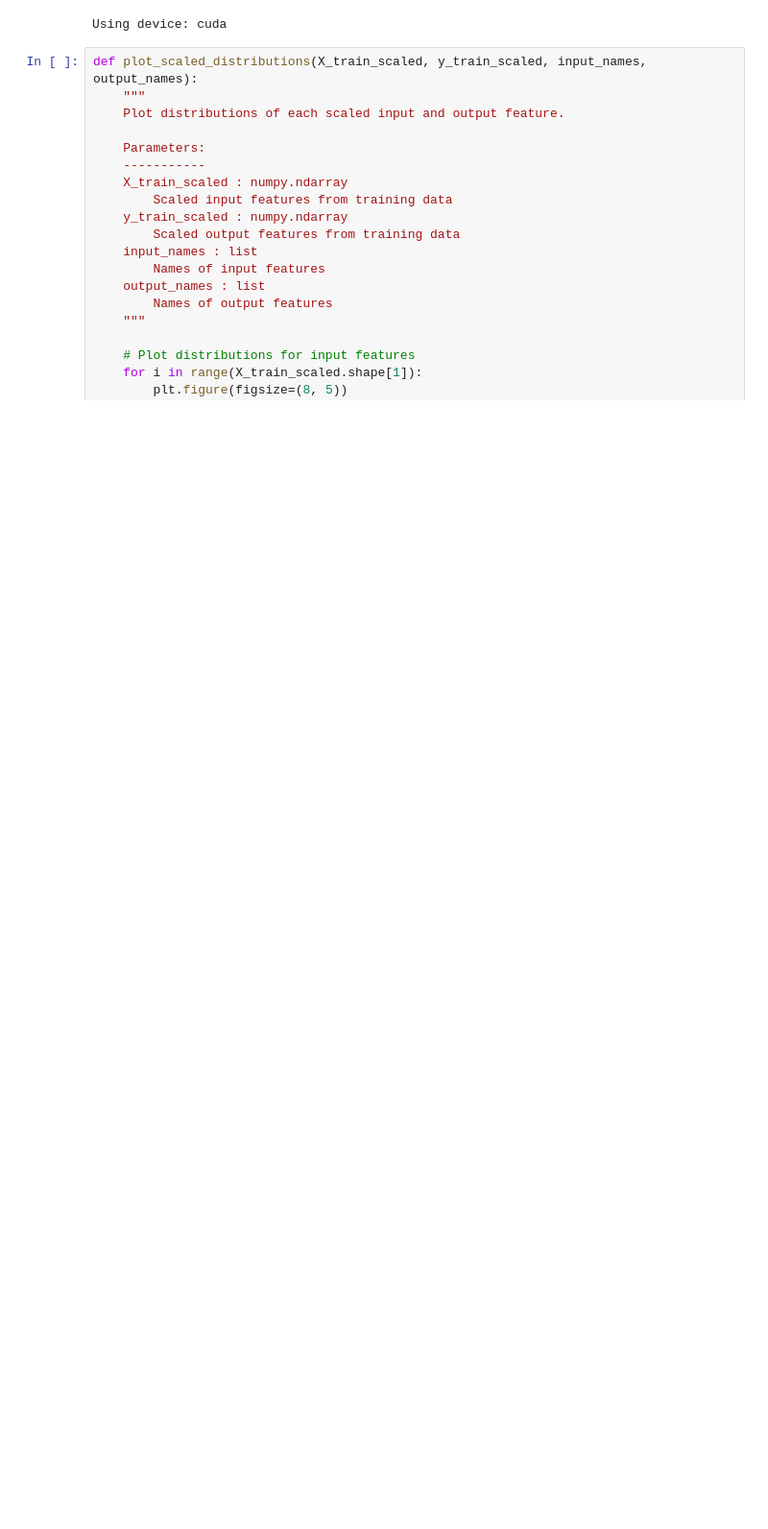
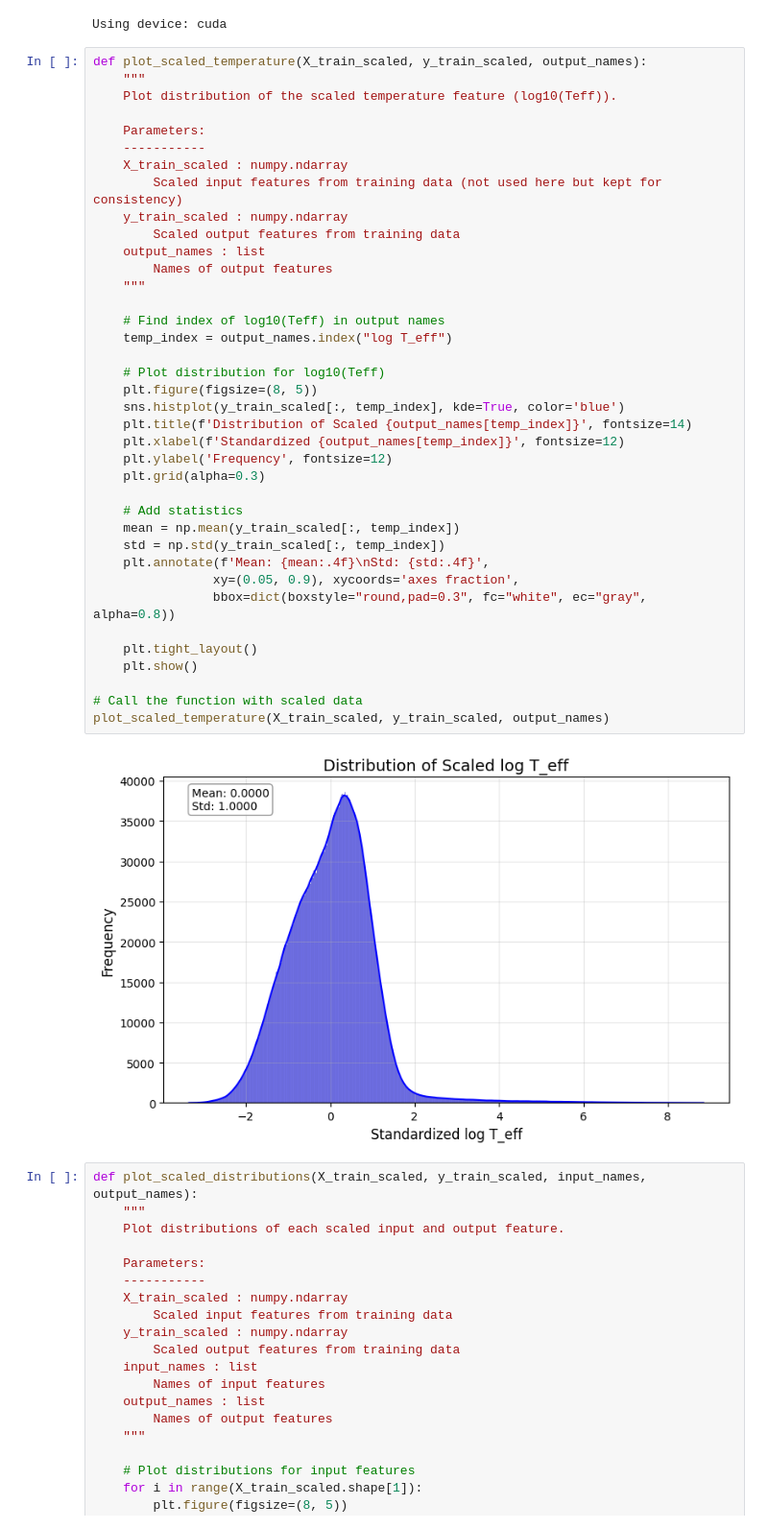
Before and after one commit to ruddock321/y4project, a Jupyter notebook: Neural_Network/GARSTEC_Emulator/GarstecModel_V11/V11ResidualPlotNoLog.ipynb, the cells around one changed output. Shown at 96% size. Cells and saved outputs as stored; diff of their text form; blank space fills up the shorter version.

```diff
--- a/Neural_Network/GARSTEC_Emulator/GarstecModel_V11/V11ResidualPlotNoLog.ipynb
+++ b/Neural_Network/GARSTEC_Emulator/GarstecModel_V11/V11ResidualPlotNoLog.ipynb
@@ -339,6 +339,46 @@ y_train_scaled = scaler_y.fit_transform(y_train)
 y_test_scaled = scaler_y.transform(y_test)
 # %% [output]
 Using device: cuda
+# %%
+def plot_scaled_temperature(X_train_scaled, y_train_scaled, output_names):
+    """
+    Plot distribution of the scaled temperature feature (log10(Teff)).
+
+    Parameters:
+    -----------
+    X_train_scaled : numpy.ndarray
+        Scaled input features from training data (not used here but kept for consistency)
+    y_train_scaled : numpy.ndarray
+        Scaled output features from training data
+    output_names : list
+        Names of output features
+    """
+
+    # Find index of log10(Teff) in output names
+    temp_index = output_names.index("log T_eff")
+
+    # Plot distribution for log10(Teff)
+    plt.figure(figsize=(8, 5))
+    sns.histplot(y_train_scaled[:, temp_index], kde=True, color='blue')
+    plt.title(f'Distribution of Scaled {output_names[temp_index]}', fontsize=14)
+    plt.xlabel(f'Standardized {output_names[temp_index]}', fontsize=12)
+    plt.ylabel('Frequency', fontsize=12)
+    plt.grid(alpha=0.3)
+
+    # Add statistics
+    mean = np.mean(y_train_scaled[:, temp_index])
+    std = np.std(y_train_scaled[:, temp_index])
+    plt.annotate(f'Mean: {mean:.4f}\nStd: {std:.4f}',
+                xy=(0.05, 0.9), xycoords='axes fraction',
+                bbox=dict(boxstyle="round,pad=0.3", fc="white", ec="gray", alpha=0.8))
+
+    plt.tight_layout()
+    plt.show()
+
+# Call the function with scaled data
+plot_scaled_temperature(X_train_scaled, y_train_scaled, output_names)
+# %% [output]
+[figure, added]
 # %%
 def plot_scaled_distributions(X_train_scaled, y_train_scaled, input_names, output_names):
     """
```
Also changed, not shown: 4 other files.
